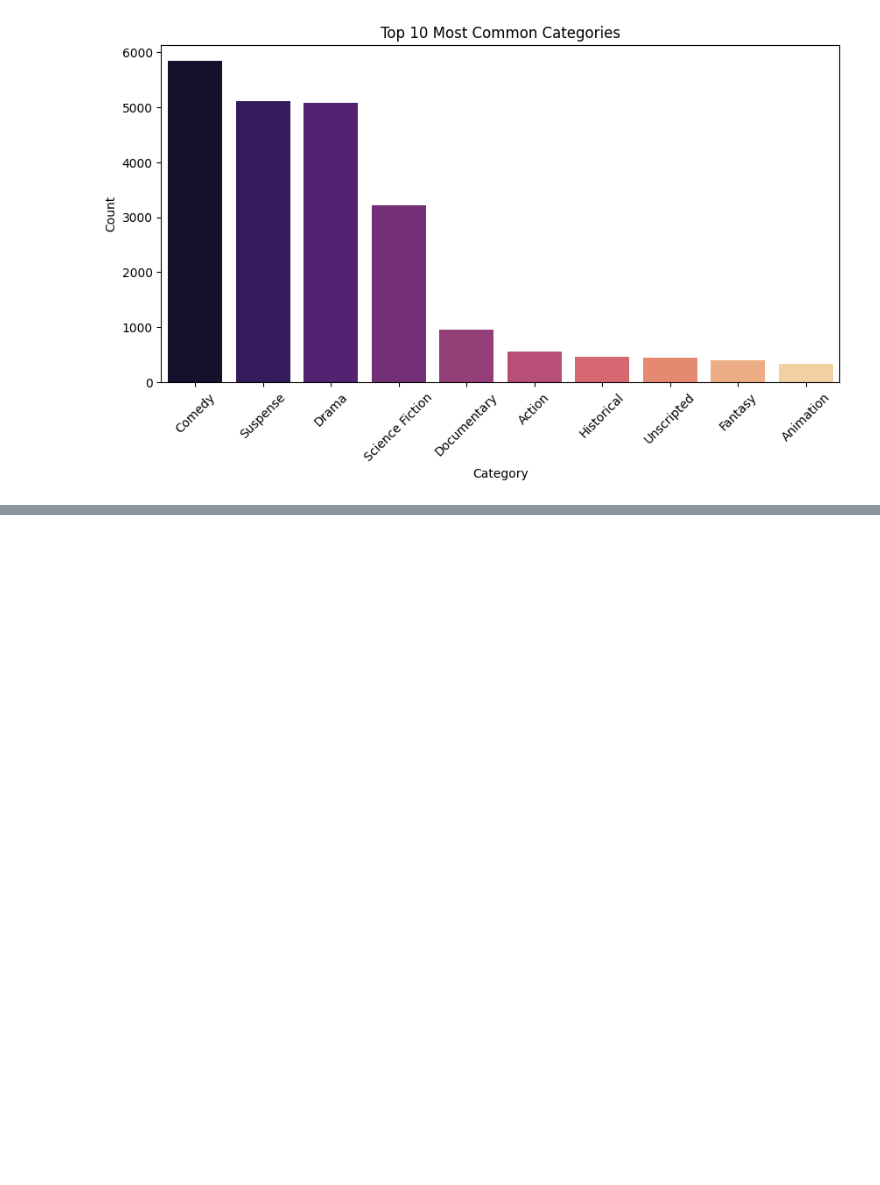
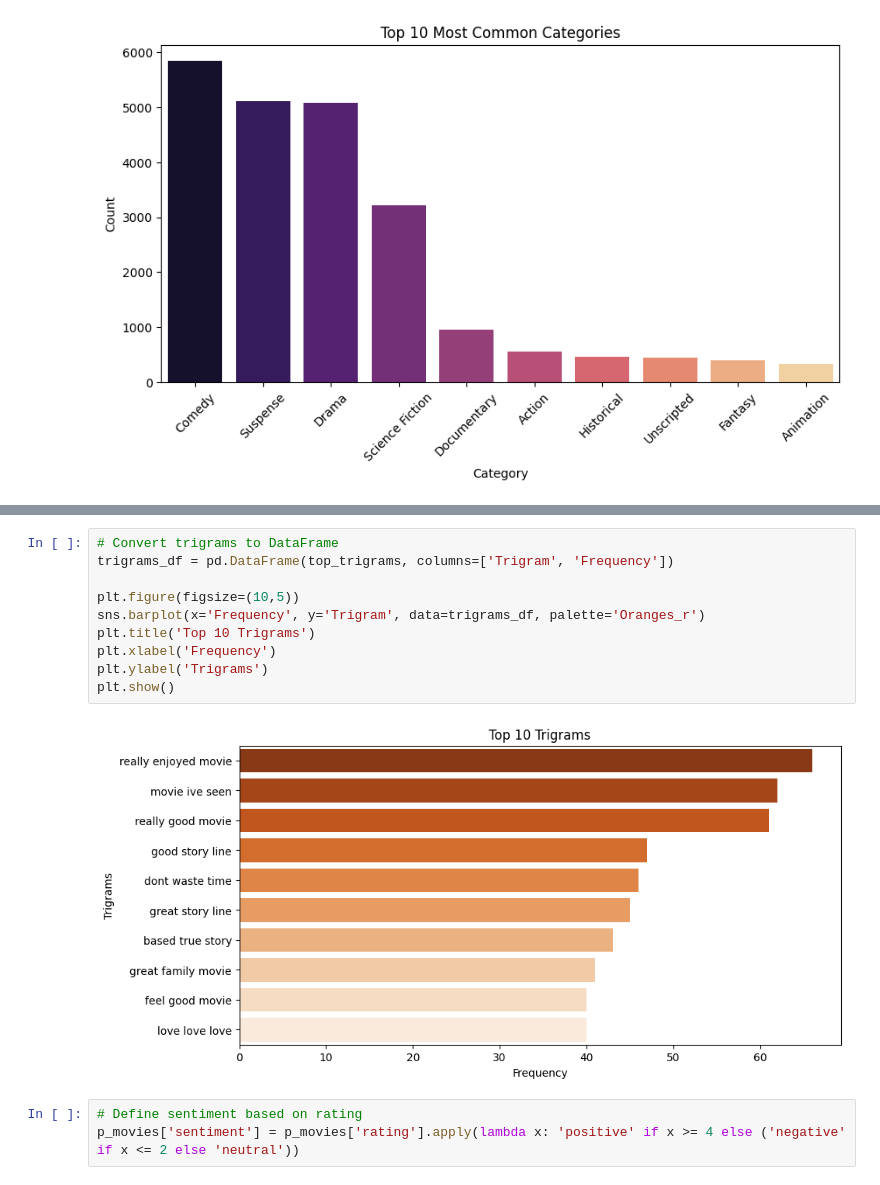
Before and after one commit to WambuiMunene/Grp_1_Capstone-Project, a Jupyter notebook: Edwin2.ipynb, the cells around one changed output, grey strips where cells are left out. Drawn from its saved outputs; the diff is of its cells as text; blank space fills up the shorter version.

```diff
--- a/Edwin2.ipynb
+++ b/Edwin2.ipynb
@@ -340,0 +515,15 @@ plt.show()
+# %%
+# Convert trigrams to DataFrame
+trigrams_df = pd.DataFrame(top_trigrams, columns=['Trigram', 'Frequency'])
+
+plt.figure(figsize=(10,5))
+sns.barplot(x='Frequency', y='Trigram', data=trigrams_df, palette='Oranges_r')
+plt.title('Top 10 Trigrams')
+plt.xlabel('Frequency')
+plt.ylabel('Trigrams')
+plt.show()
+# %% [output]
+[figure, added]
+# %%
+# Define sentiment based on rating
+p_movies['sentiment'] = p_movies['rating'].apply(lambda x: 'positive' if x >= 4 else ('negative' if x <= 2 else 'neutral'))
```
Also changed, not shown: parts of 40 cells of this notebook, 1 other file.
